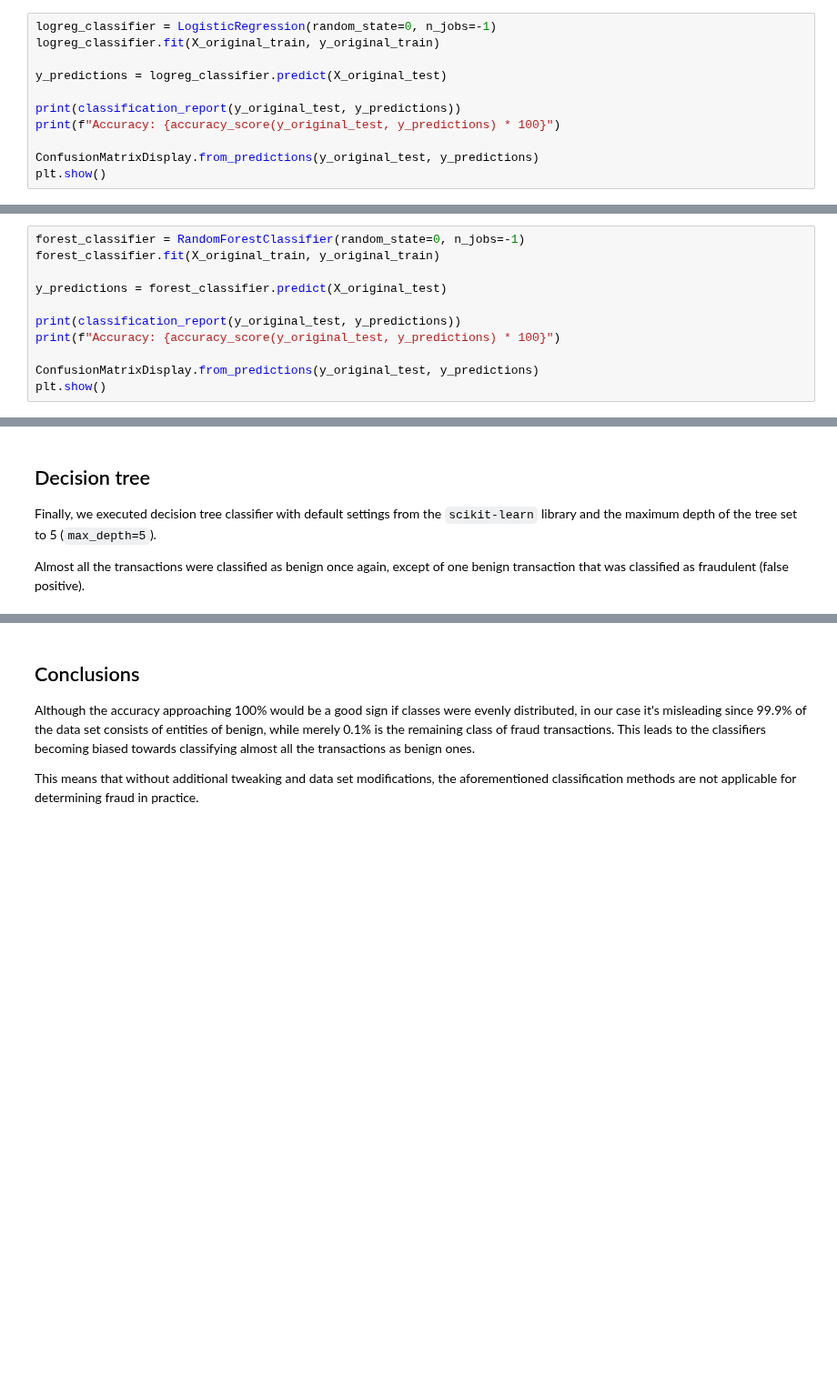
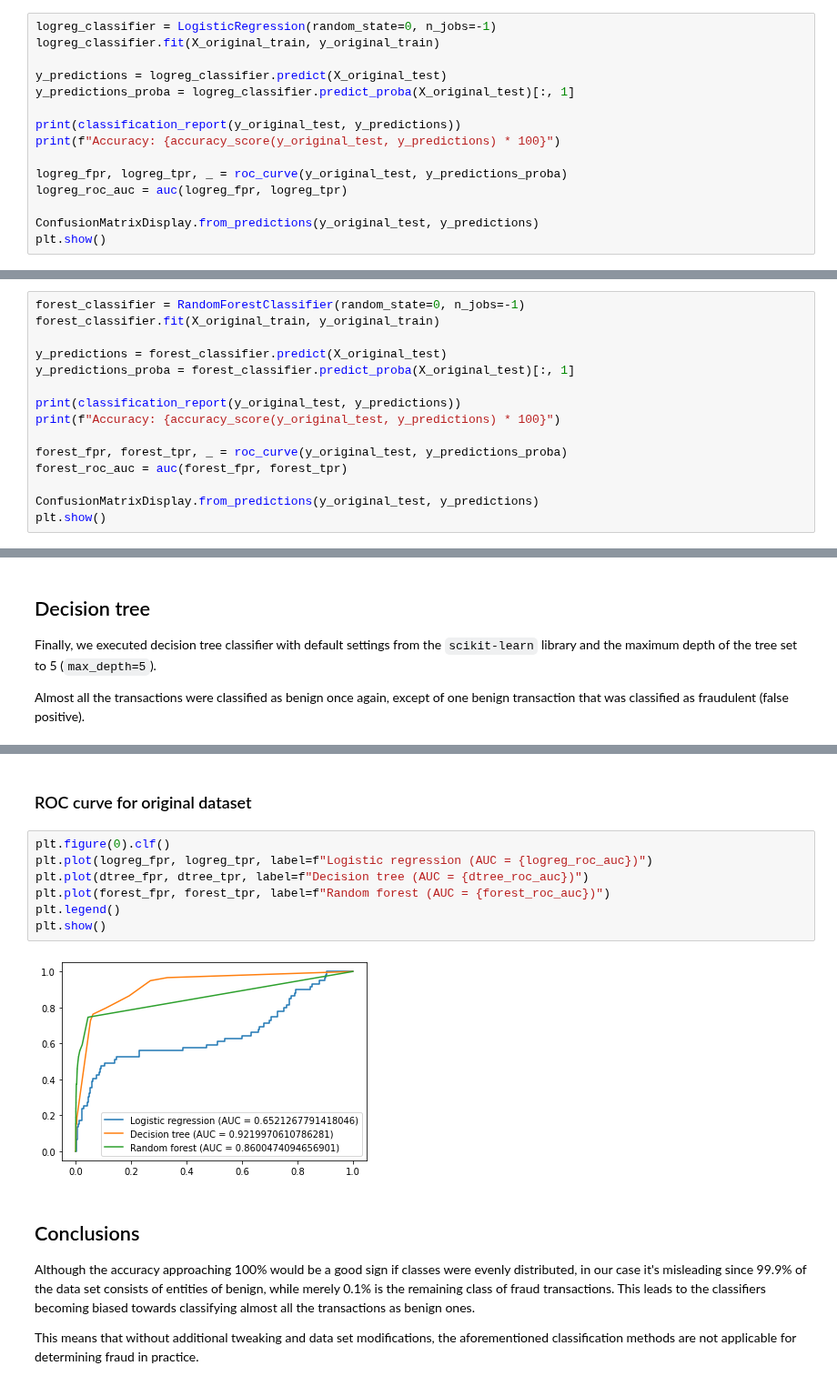
Before and after one commit to kponichtera/cs4035-cda, a Jupyter notebook: jupyter/lab1.ipynb, the cells around one changed output, grey strips where cells are left out. Shown at 91% size. Cells and saved outputs as stored; diff of their text form; blank space fills up the shorter version.

```diff
--- a/jupyter/lab1.ipynb
+++ b/jupyter/lab1.ipynb
@@ -210,10 +253,14 @@ logreg_classifier = LogisticRegression(random_state=0, n_jobs=-1)
 logreg_classifier.fit(X_original_train, y_original_train)
 
 y_predictions = logreg_classifier.predict(X_original_test)
+y_predictions_proba = logreg_classifier.predict_proba(X_original_test)[:, 1]
 
 print(classification_report(y_original_test, y_predictions))
 print(f"Accuracy: {accuracy_score(y_original_test, y_predictions) * 100}")
 
+logreg_fpr, logreg_tpr, _ = roc_curve(y_original_test, y_predictions_proba)
+logreg_roc_auc = auc(logreg_fpr, logreg_tpr)
+
 ConfusionMatrixDisplay.from_predictions(y_original_test, y_predictions)
 plt.show()
 # %% [output]
@@ -240,10 +294,14 @@ forest_classifier = RandomForestClassifier(random_state=0, n_jobs=-1)
 forest_classifier.fit(X_original_train, y_original_train)
 
 y_predictions = forest_classifier.predict(X_original_test)
+y_predictions_proba = forest_classifier.predict_proba(X_original_test)[:, 1]
 
 print(classification_report(y_original_test, y_predictions))
 print(f"Accuracy: {accuracy_score(y_original_test, y_predictions) * 100}")
 
+forest_fpr, forest_tpr, _ = roc_curve(y_original_test, y_predictions_proba)
+forest_roc_auc = auc(forest_fpr, forest_tpr)
+
 ConfusionMatrixDisplay.from_predictions(y_original_test, y_predictions)
 plt.show()
 # %% [output]
@@ -287,6 +349,17 @@ weighted avg       1.00      1.00      1.00     37926
 
 Accuracy: 99.84179718398988
 [figure]
+# %% [markdown]
+### ROC curve for original dataset
+# %%
+plt.figure(0).clf()
+plt.plot(logreg_fpr, logreg_tpr, label=f"Logistic regression (AUC = {logreg_roc_auc})")
+plt.plot(dtree_fpr, dtree_tpr, label=f"Decision tree (AUC = {dtree_roc_auc})")
+plt.plot(forest_fpr, forest_tpr, label=f"Random forest (AUC = {forest_roc_auc})")
+plt.legend()
+plt.show()
+# %% [output]
+[figure, added]
 # %% [markdown]
 ## Conclusions
 
```
Also changed, not shown: parts of 28 cells of this notebook.
